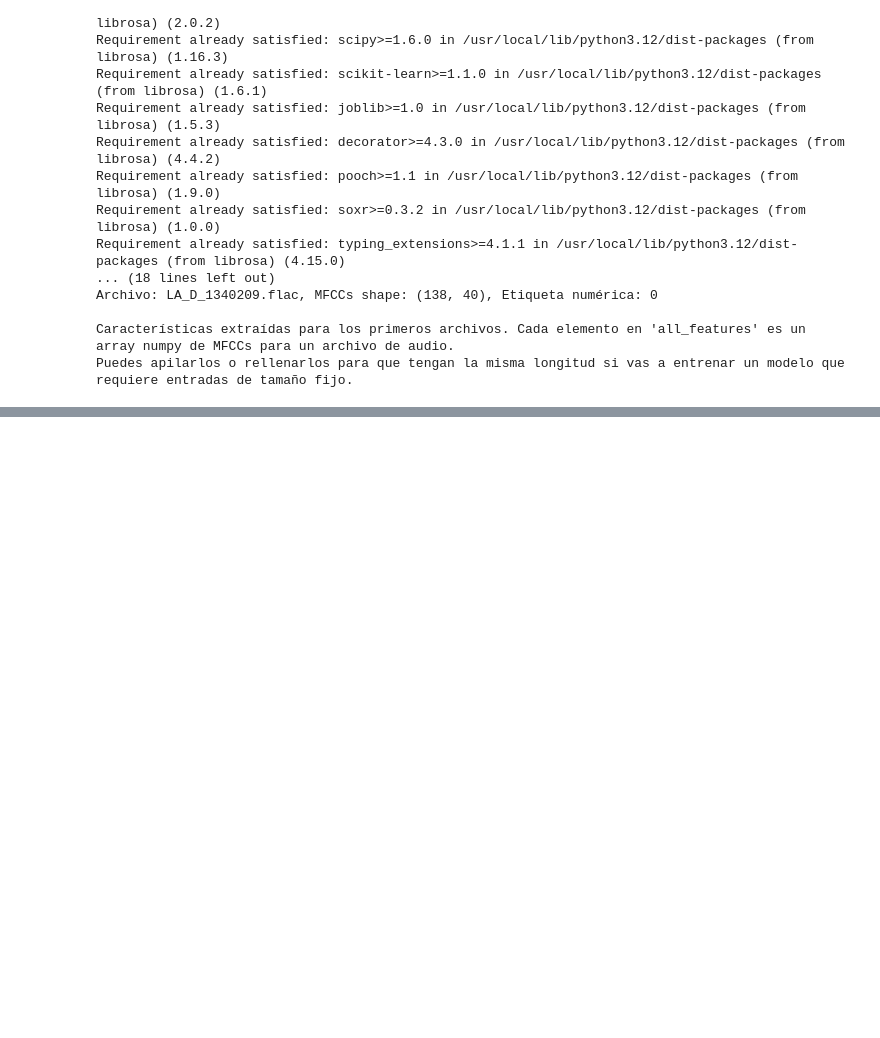
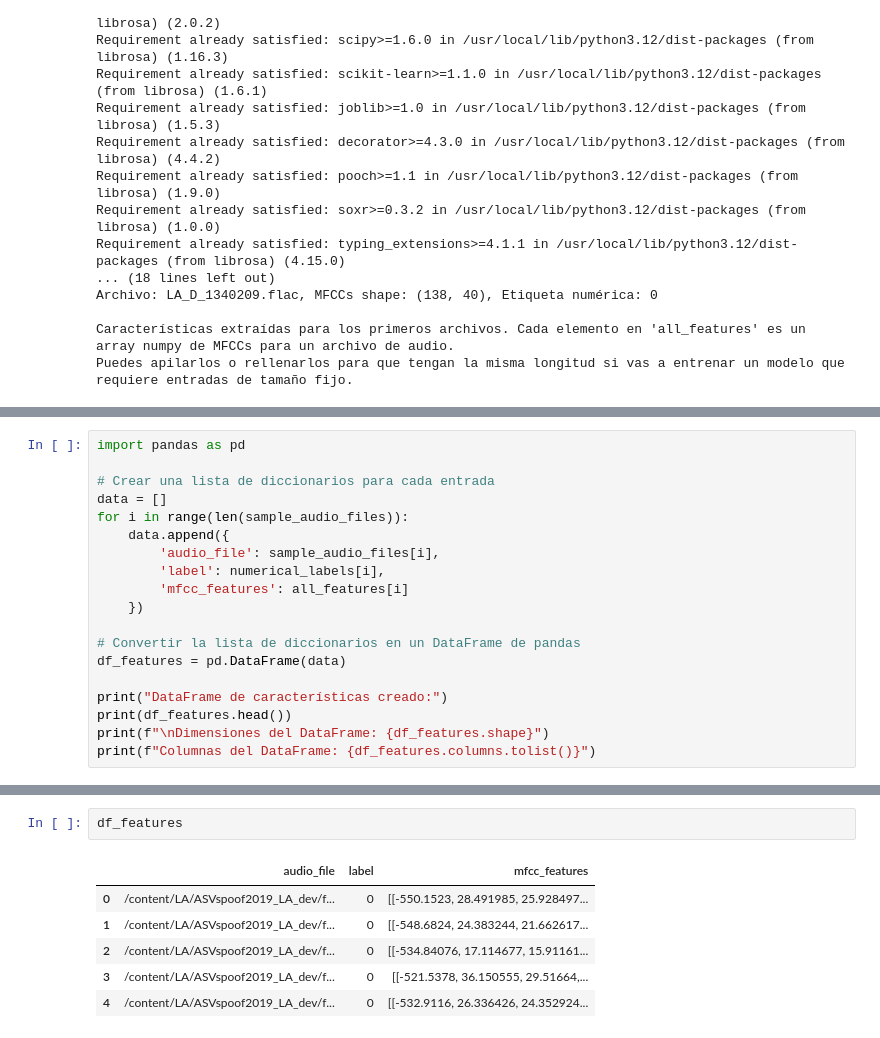
Before and after one commit to manugd1105/AI_challenge_UPF, a Jupyter notebook: Primeras_pruebas.ipynb, the cells around one changed output, grey strips where cells are left out. Cells and saved outputs as stored; diff of their text form; blank space fills up the shorter version.

```diff
--- a/Primeras_pruebas.ipynb
+++ b/Primeras_pruebas.ipynb
@@ -181,0 +163,19 @@ else:
+# %%
+import pandas as pd
+
+# Crear una lista de diccionarios para cada entrada
+data = []
+for i in range(len(sample_audio_files)):
+    data.append({
+        'audio_file': sample_audio_files[i],
+        'label': numerical_labels[i],
+        'mfcc_features': all_features[i]
+    })
+
+# Convertir la lista de diccionarios en un DataFrame de pandas
+df_features = pd.DataFrame(data)
+
+print("DataFrame de características creado:")
+print(df_features.head())
+print(f"\nDimensiones del DataFrame: {df_features.shape}")
+print(f"Columnas del DataFrame: {df_features.columns.tolist()}")
@@ -181,0 +200,9 @@ else:
+# %%
+df_features
+# %% [output]
+|  | audio_file | label | mfcc_features |
+| 0 | /content/LA/ASVspoof2019_LA_dev/f... | 0 | [[-550.1523, 28.491985, 25.928497... |
+| 1 | /content/LA/ASVspoof2019_LA_dev/f... | 0 | [[-548.6824, 24.383244, 21.662617... |
+| 2 | /content/LA/ASVspoof2019_LA_dev/f... | 0 | [[-534.84076, 17.114677, 15.91161... |
+| 3 | /content/LA/ASVspoof2019_LA_dev/f... | 0 | [[-521.5378, 36.150555, 29.51664,... |
+| 4 | /content/LA/ASVspoof2019_LA_dev/f... | 0 | [[-532.9116, 26.336426, 24.352924... |
```
Also changed, not shown: parts of 4 cells of this notebook.
